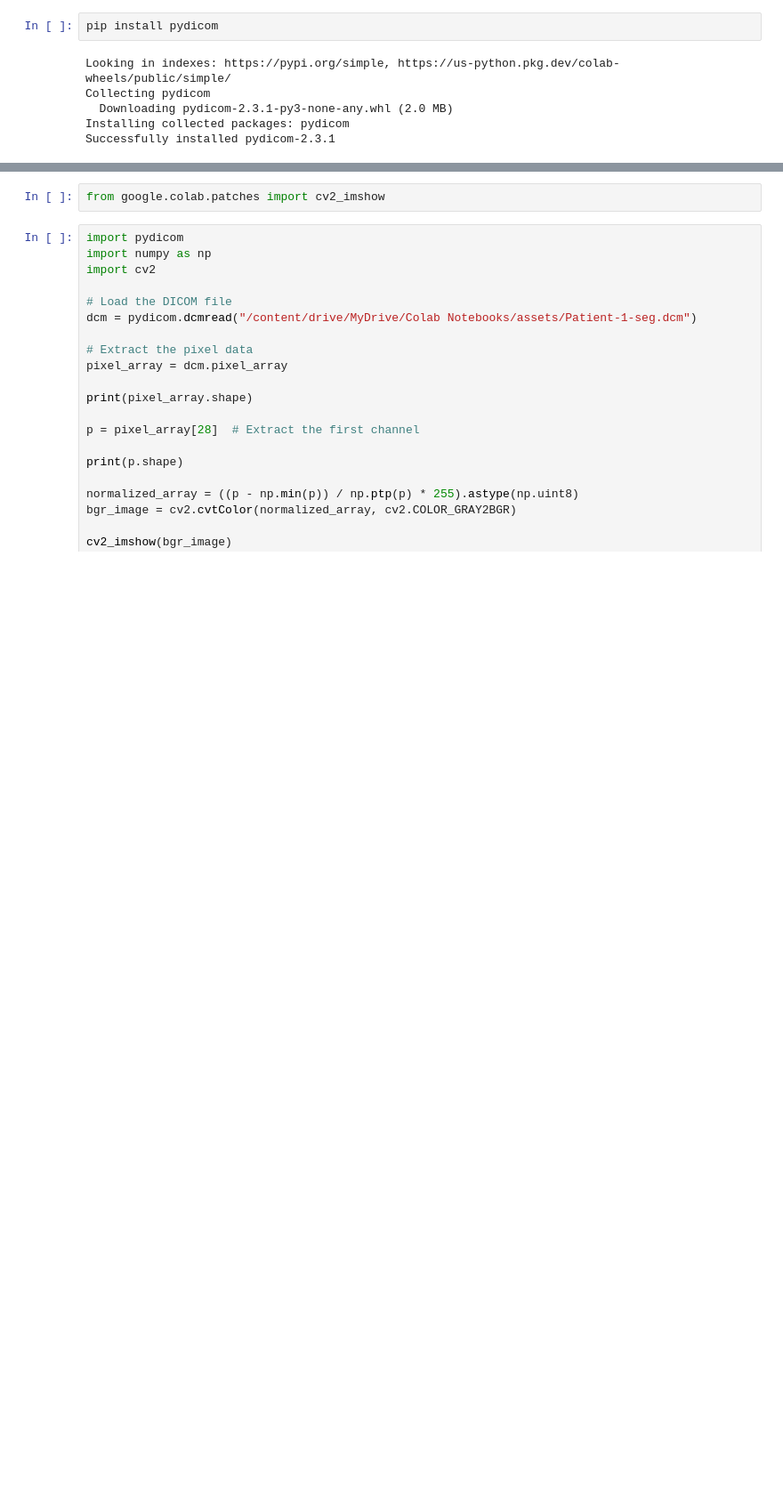
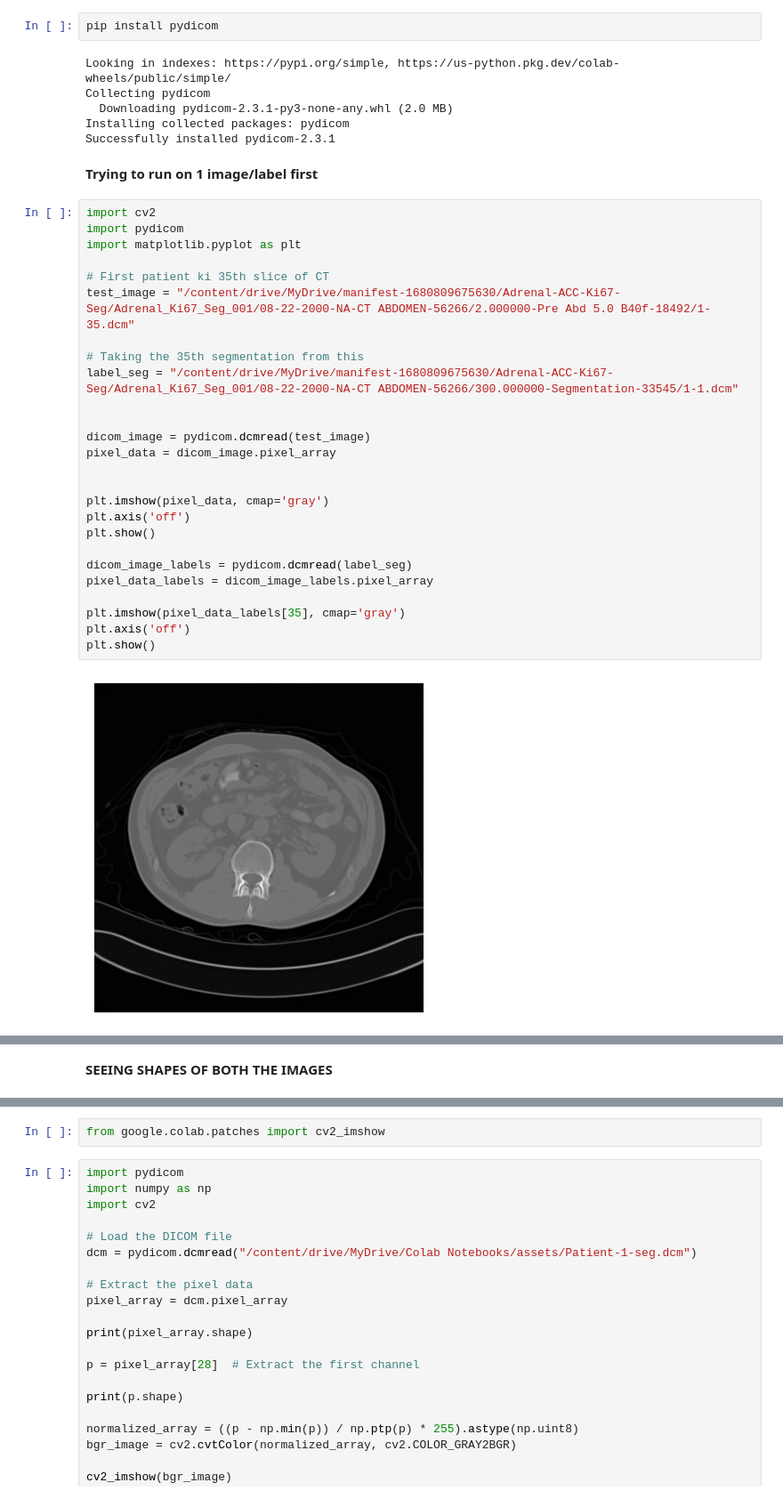
Before and after one commit to Ritwik-1/Fine-Tune-SAM, a Jupyter notebook: SAM_fine_tune.ipynb, the cells around one changed output, grey strips where cells are left out. Shown: that part at 89% size. Cells and saved outputs as stored; diff of their text form; blank space fills up the shorter version.

```diff
--- a/SAM_fine_tune.ipynb
+++ b/SAM_fine_tune.ipynb
@@ -212,3 +216,33 @@ Collecting pydicom
   Downloading pydicom-2.3.1-py3-none-any.whl (2.0 MB)
 Installing collected packages: pydicom
 Successfully installed pydicom-2.3.1
+# %% [markdown]
+**Trying to run on 1 image/label first**
+# %%
+import cv2
+import pydicom
+import matplotlib.pyplot as plt
+
+# First patient ki 35th slice of CT
+test_image = "/content/drive/MyDrive/manifest-1680809675630/Adrenal-ACC-Ki67-Seg/Adrenal_Ki67_Seg_001/08-22-2000-NA-CT ABDOMEN-56266/2.000000-Pre Abd 5.0 B40f-18492/1-35.dcm"
+
+# Taking the 35th segmentation from this
+label_seg = "/content/drive/MyDrive/manifest-1680809675630/Adrenal-ACC-Ki67-Seg/Adrenal_Ki67_Seg_001/08-22-2000-NA-CT ABDOMEN-56266/300.000000-Segmentation-33545/1-1.dcm"
+
+
+dicom_image = pydicom.dcmread(test_image)
+pixel_data = dicom_image.pixel_array
+
+
+plt.imshow(pixel_data, cmap='gray')
+plt.axis('off')
+plt.show()
+
+dicom_image_labels = pydicom.dcmread(label_seg)
+pixel_data_labels = dicom_image_labels.pixel_array
+
+plt.imshow(pixel_data_labels[35], cmap='gray')
+plt.axis('off')
+plt.show()
+# %% [output]
+[figure, added]
@@ -214,0 +250,2 @@ Successfully installed pydicom-2.3.1
+# %% [markdown]
+**SEEING SHAPES OF BOTH THE IMAGES**
```
Also changed, not shown: parts of 20 cells of this notebook.
